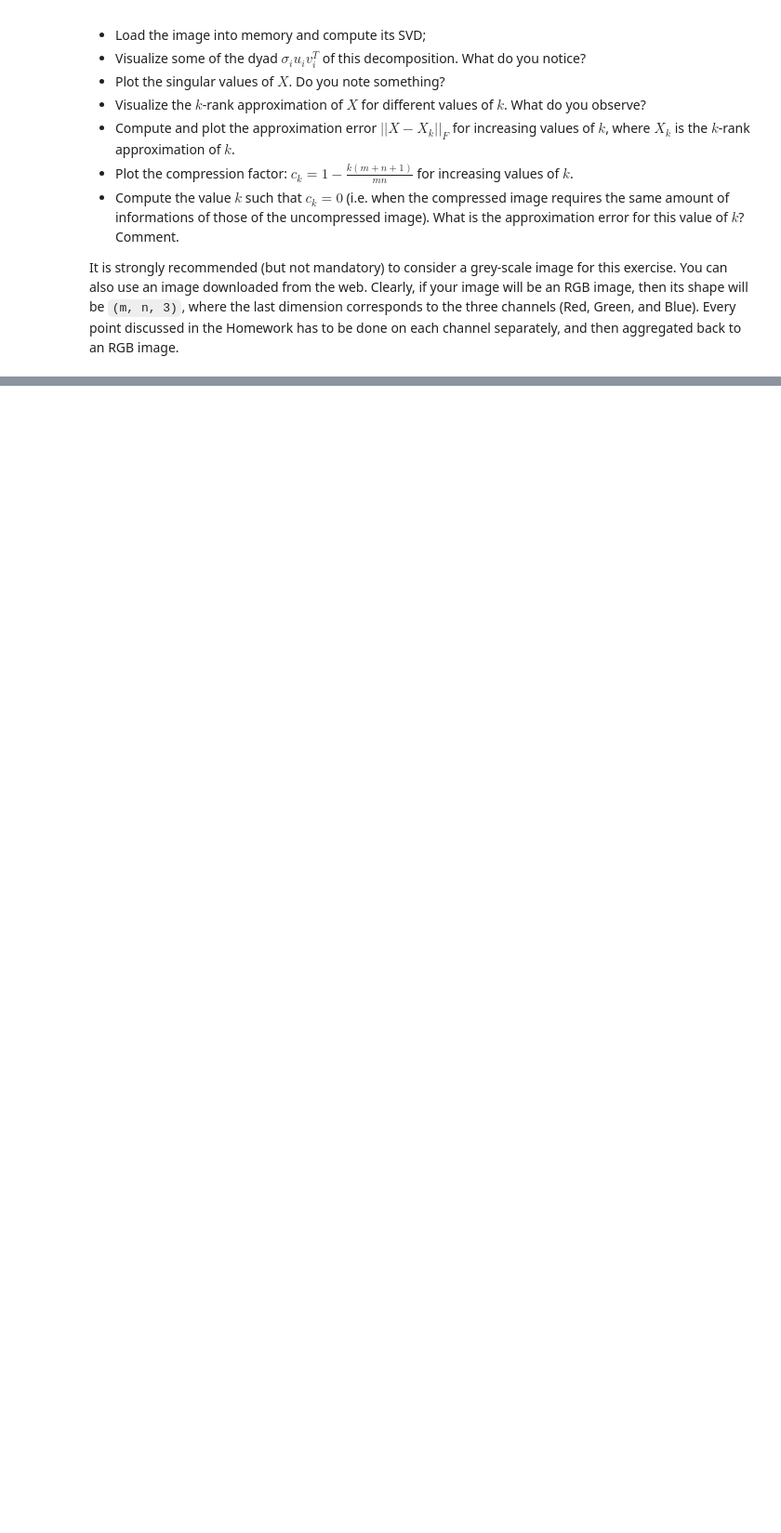
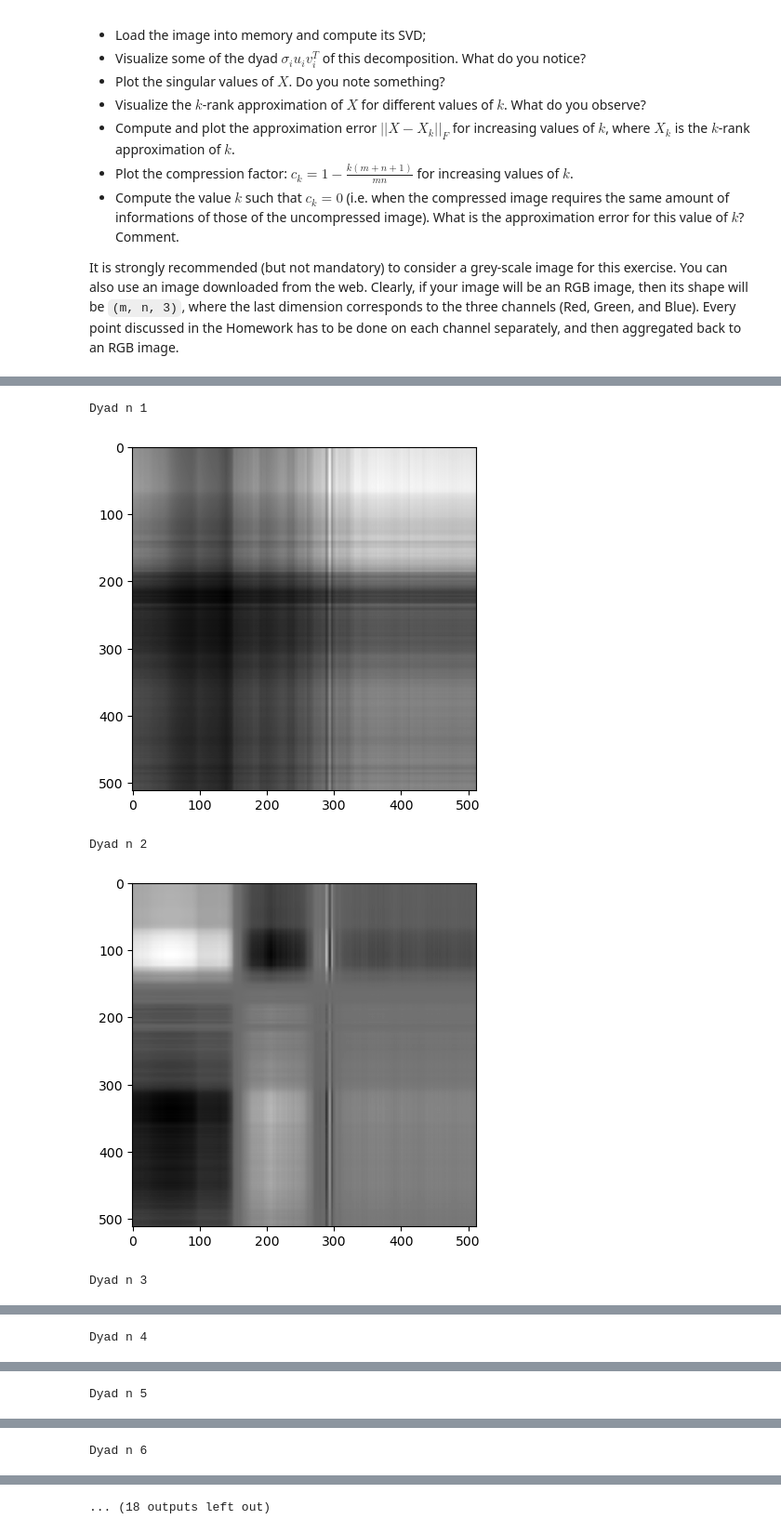
Before and after one commit to antodale/SMM-24-25-Unibo, a Jupyter notebook: HW2.ipynb, the cells around one changed output, grey strips where cells are left out. Shown at 93% size. Saved outputs shown, nothing was run; the diff lists cells and outputs as text; code cells hidden in the pictures; blank space fills up the shorter version.

```diff
--- a/HW2.ipynb
+++ b/HW2.ipynb
@@ -25,0 +43,18 @@ It is strongly recommended (but not mandatory) to consider a grey-scale image fo
+# %%
+# Visualize some dyads
+num_dyads = 15  # Number of dyads to visualize
+
+
+for i in range(num_dyads):
+    print(f"Dyad n {i+1}")
+    ## We can omit the sigma value since woulf just scale our result, without adding information
+    dyad = Sigma[i] * np.outer(U[:, i], VT[i, :])
+
+    plt.imshow(dyad, cmap='gray')
+    plt.show()
+# %% [output]
+Dyad n 1
+[figure, added]
+Dyad n 2
+[figure, added]
+Dyad n 3
@@ -25,0 +62 @@ It is strongly recommended (but not mandatory) to consider a grey-scale image fo
+Dyad n 4
@@ -25,0 +64 @@ It is strongly recommended (but not mandatory) to consider a grey-scale image fo
+Dyad n 5
@@ -25,0 +66 @@ It is strongly recommended (but not mandatory) to consider a grey-scale image fo
+Dyad n 6
@@ -25,0 +68 @@ It is strongly recommended (but not mandatory) to consider a grey-scale image fo
+... (18 outputs left out)
```
Also changed, not shown: parts of 62 cells of this notebook, 3 other files.
